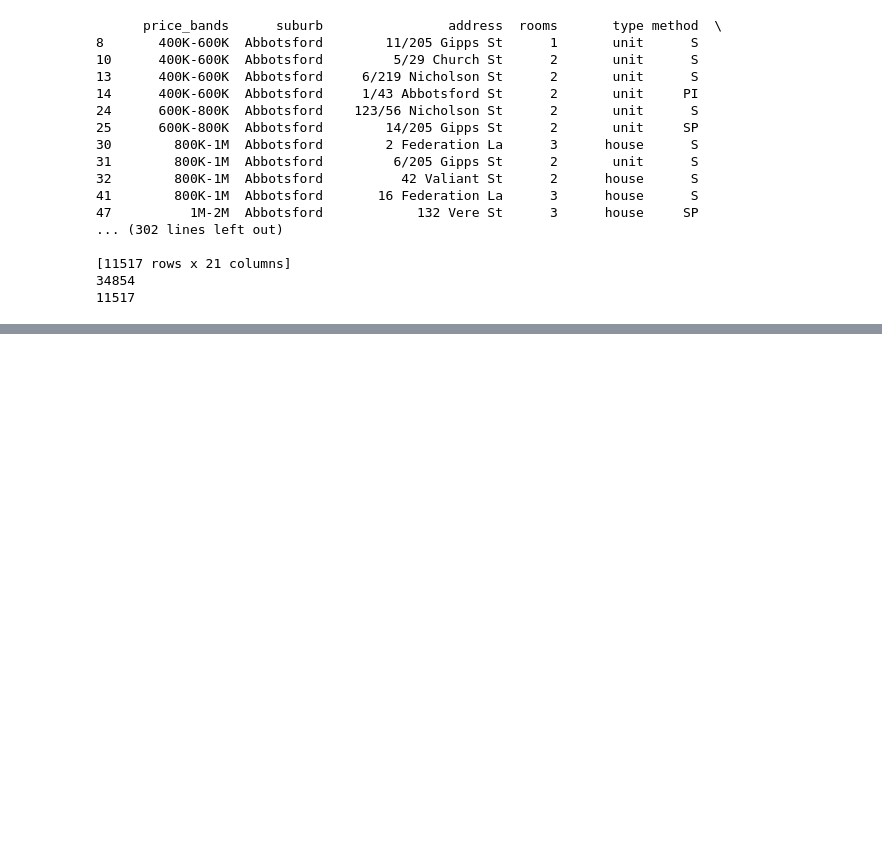
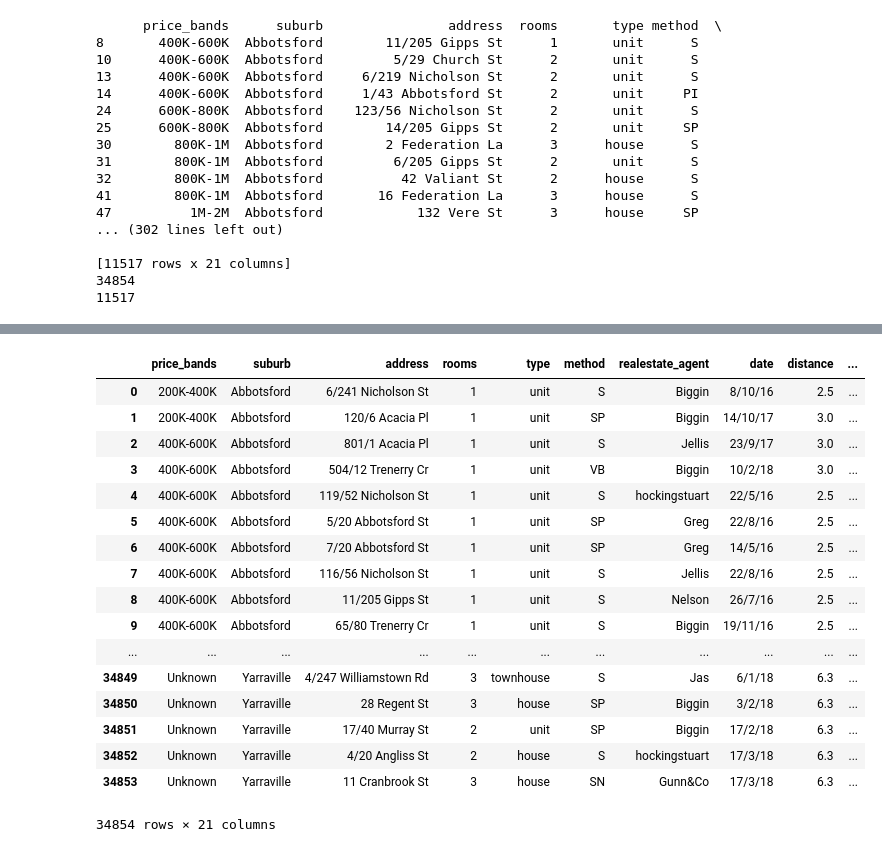
Before and after one commit to joshuahansen/machine-learning-a2, a Jupyter notebook: Assignment Task 1.ipynb, the cells around one changed output, grey strips where cells are left out. Drawn from its saved outputs; the diff is of its cells as text; code cells hidden in the pictures; blank space fills up the shorter version.

```diff
--- a/Assignment Task 1.ipynb
+++ b/Assignment Task 1.ipynb
@@ -295,0 +361,22 @@ print(len(edited))
+# %%
+df = pd.DataFrame(melb_house_prices)
+df[df.type.str.contains("Unknown") == False]
+# %% [output]
+|  | price_bands | suburb | address | rooms | type | method | realestate_agent | date | distance | ... |
+| 0 | 200K-400K | Abbotsford | 6/241 Nicholson St | 1 | unit | S | Biggin | 8/10/16 | 2.5 | ... |
+| 1 | 200K-400K | Abbotsford | 120/6 Acacia Pl | 1 | unit | SP | Biggin | 14/10/17 | 3.0 | ... |
+| 2 | 400K-600K | Abbotsford | 801/1 Acacia Pl | 1 | unit | S | Jellis | 23/9/17 | 3.0 | ... |
+| 3 | 400K-600K | Abbotsford | 504/12 Trenerry Cr | 1 | unit | VB | Biggin | 10/2/18 | 3.0 | ... |
+| 4 | 400K-600K | Abbotsford | 119/52 Nicholson St | 1 | unit | S | hockingstuart | 22/5/16 | 2.5 | ... |
+| 5 | 400K-600K | Abbotsford | 5/20 Abbotsford St | 1 | unit | SP | Greg | 22/8/16 | 2.5 | ... |
+| 6 | 400K-600K | Abbotsford | 7/20 Abbotsford St | 1 | unit | SP | Greg | 14/5/16 | 2.5 | ... |
+| 7 | 400K-600K | Abbotsford | 116/56 Nicholson St | 1 | unit | S | Jellis | 22/8/16 | 2.5 | ... |
+| 8 | 400K-600K | Abbotsford | 11/205 Gipps St | 1 | unit | S | Nelson | 26/7/16 | 2.5 | ... |
+| 9 | 400K-600K | Abbotsford | 65/80 Trenerry Cr | 1 | unit | S | Biggin | 19/11/16 | 2.5 | ... |
+| ... | ... | ... | ... | ... | ... | ... | ... | ... | ... | ... |
+| 34849 | Unknown | Yarraville | 4/247 Williamstown Rd | 3 | townhouse | S | Jas | 6/1/18 | 6.3 | ... |
+| 34850 | Unknown | Yarraville | 28 Regent St | 3 | house | SP | Biggin | 3/2/18 | 6.3 | ... |
+| 34851 | Unknown | Yarraville | 17/40 Murray St | 2 | unit | SP | Biggin | 17/2/18 | 6.3 | ... |
+| 34852 | Unknown | Yarraville | 4/20 Angliss St | 2 | house | S | hockingstuart | 17/3/18 | 6.3 | ... |
+| 34853 | Unknown | Yarraville | 11 Cranbrook St | 3 | house | SN | Gunn&Co | 17/3/18 | 6.3 | ... |
+34854 rows × 21 columns
```
Also changed, not shown: parts of 3 cells of this notebook.
